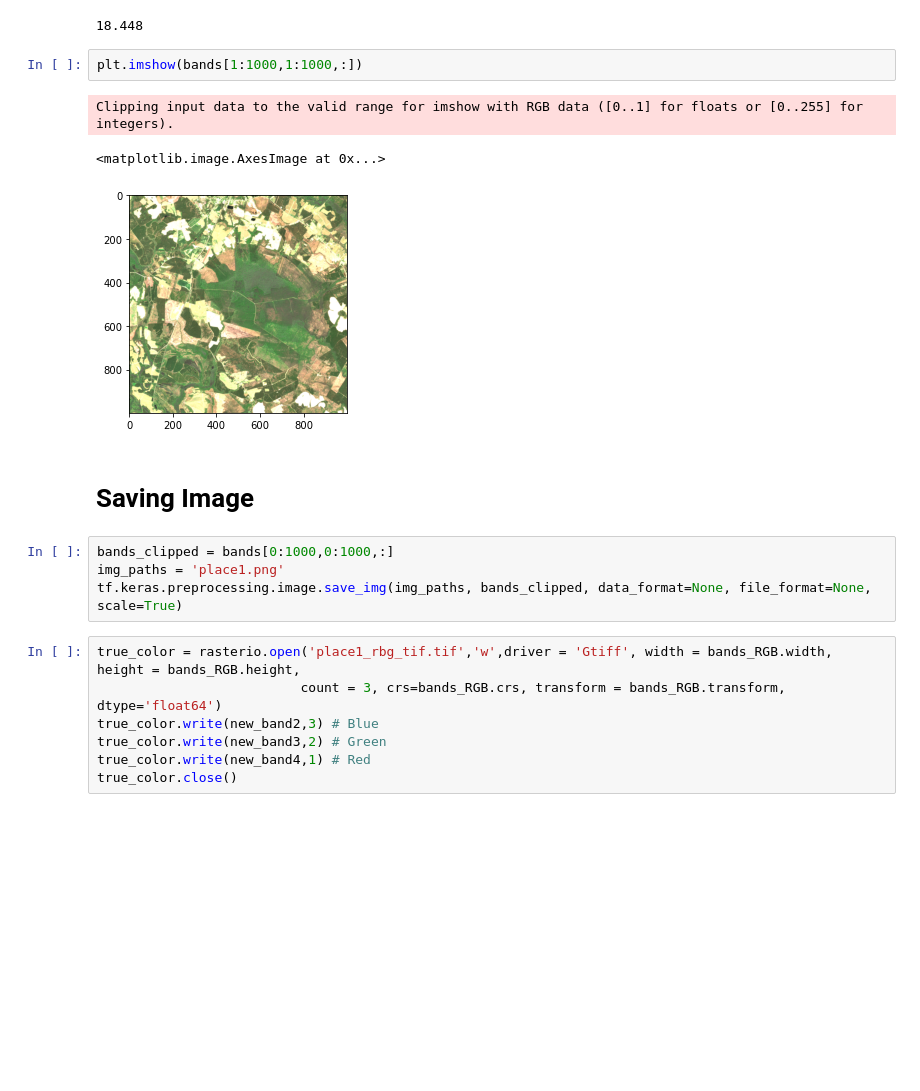
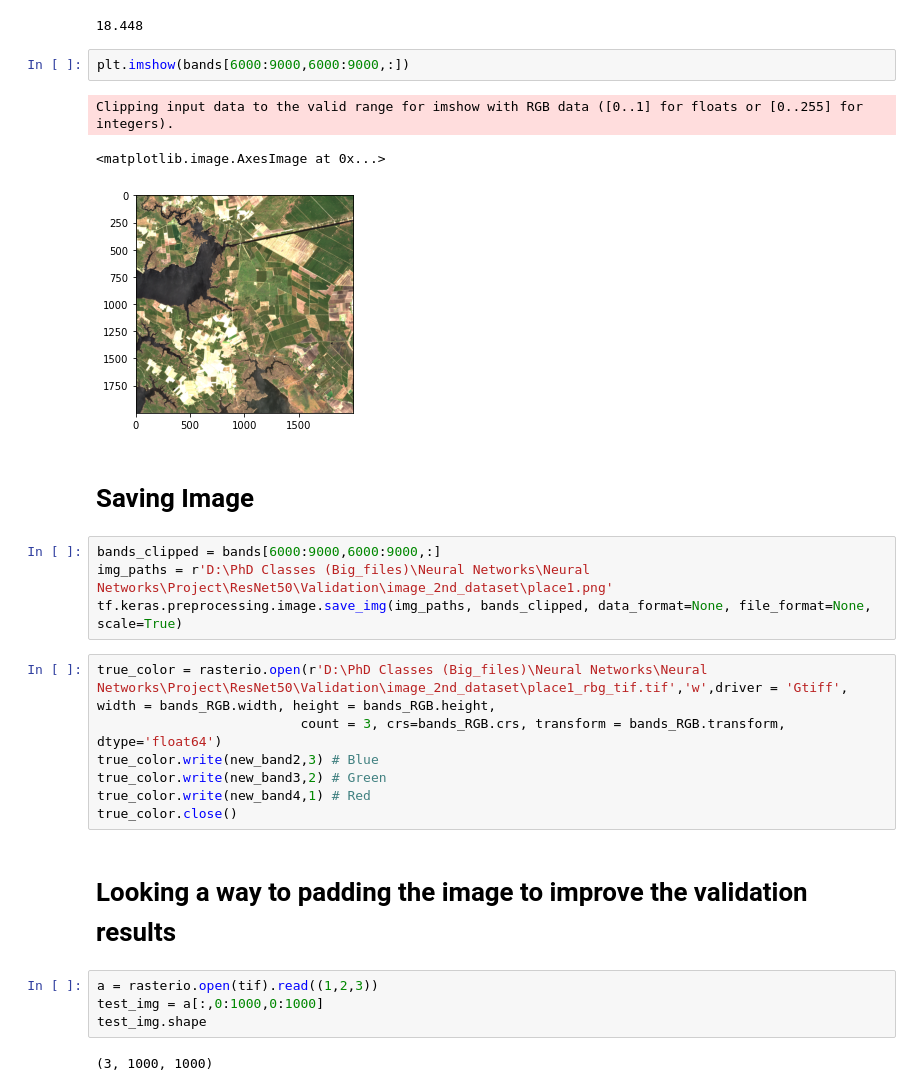
Before and after one commit to CSCCNY/final-project-landandbuildingsatimg-ccny, a Jupyter notebook: notebooks/scratch/01-SM-Big_Images_Sentinel2/01-SM-Image1_Sentinel2.ipynb, the cells around one changed output. Saved outputs shown, nothing was run; the diff lists cells and outputs as text; blank space fills up the shorter version.

Commit message:
Trying to make padding in a image

```diff
--- a/notebooks/scratch/01-SM-Big_Images_Sentinel2/01-SM-Image1_Sentinel2.ipynb
+++ b/notebooks/scratch/01-SM-Big_Images_Sentinel2/01-SM-Image1_Sentinel2.ipynb
@@ -363,21 +172,29 @@ bands[:,:,2].max()
 # %% [output]
 18.448
 # %%
-plt.imshow(bands[1:1000,1:1000,:])
+plt.imshow(bands[6000:9000,6000:9000,:])
 # %% [output]
 Clipping input data to the valid range for imshow with RGB data ([0..1] for floats or [0..255] for integers).
 <matplotlib.image.AxesImage at 0x...>
-[figure, old version]
+[figure, new version]
 # %% [markdown]
 # Saving Image
 # %%
-bands_clipped = bands[0:1000,0:1000,:]
-img_paths = 'place1.png'
+bands_clipped = bands[6000:9000,6000:9000,:]
+img_paths = r'D:\PhD Classes (Big_files)\Neural Networks\Neural Networks\Project\ResNet50\Validation\image_2nd_dataset\place1.png'
 tf.keras.preprocessing.image.save_img(img_paths, bands_clipped, data_format=None, file_format=None, scale=True)
 # %%
-true_color = rasterio.open('place1_rbg_tif.tif','w',driver = 'Gtiff', width = bands_RGB.width, height = bands_RGB.height,
+true_color = rasterio.open(r'D:\PhD Classes (Big_files)\Neural Networks\Neural Networks\Project\ResNet50\Validation\image_2nd_dataset\place1_rbg_tif.tif','w',driver = 'Gtiff', width = bands_RGB.width, height = bands_RGB.height,
                           count = 3, crs=bands_RGB.crs, transform = bands_RGB.transform, dtype='float64')
 true_color.write(new_band2,3) # Blue
 true_color.write(new_band3,2) # Green
 true_color.write(new_band4,1) # Red
 true_color.close()
+# %% [markdown]
+# Looking a way to padding the image to improve the validation results
+# %%
+a = rasterio.open(tif).read((1,2,3))
+test_img = a[:,0:1000,0:1000]
+test_img.shape
+# %% [output]
+(3, 1000, 1000)
```
Also changed, not shown: parts of 33 cells of this notebook.
